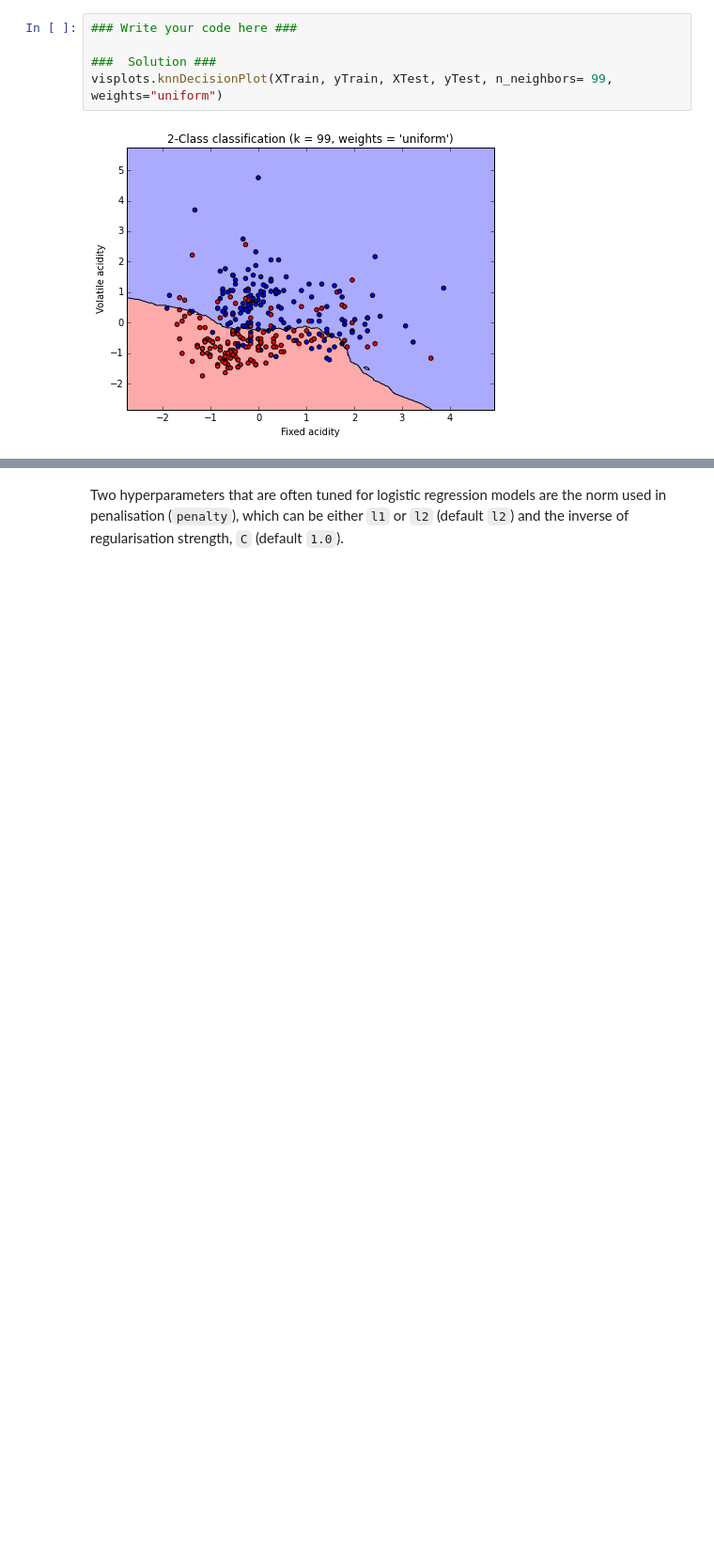
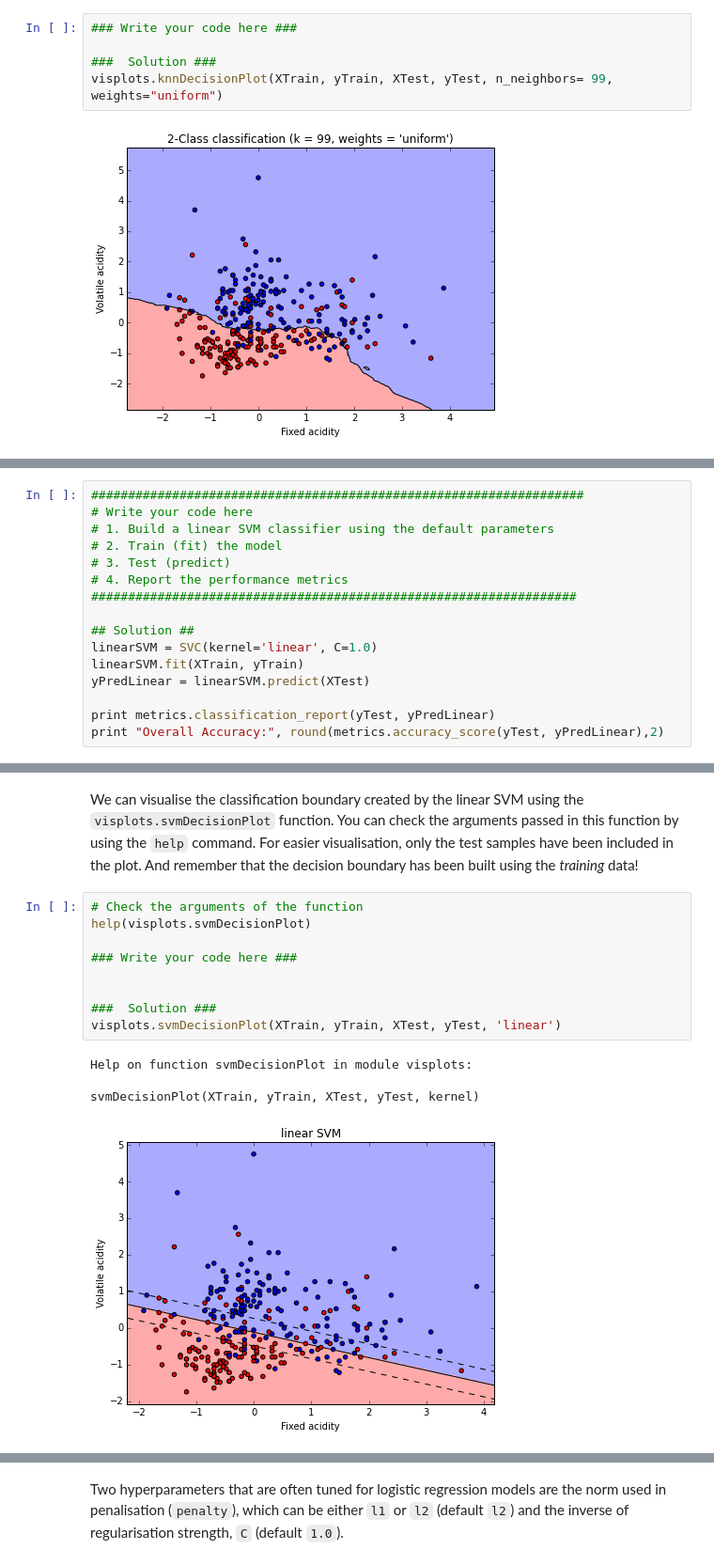
Before and after one commit to cambridgecoding/euroscipy-tutorial, a Jupyter notebook: EuroScipyExecuted.ipynb, the cells around one changed output, grey strips where cells are left out. Shown at 94% size. Saved outputs shown, nothing was run; the diff lists cells and outputs as text; blank space fills up the shorter version.

```diff
--- a/EuroScipyExecuted.ipynb
+++ b/EuroScipyExecuted.ipynb
@@ -475,0 +416,16 @@ visplots.logregDecisionPlot(XTrain, yTrain, XTest, yTest)
+# %%
+###################################################################
+# Write your code here
+# 1. Build a linear SVM classifier using the default parameters
+# 2. Train (fit) the model
+# 3. Test (predict)
+# 4. Report the performance metrics
+##################################################################
+
+## Solution ##
+linearSVM = SVC(kernel='linear', C=1.0)
+linearSVM.fit(XTrain, yTrain)
+yPredLinear = linearSVM.predict(XTest)
+
+print metrics.classification_report(yTest, yPredLinear)
+print "Overall Accuracy:", round(metrics.accuracy_score(yTest, yPredLinear),2)
@@ -475,0 +441,16 @@ visplots.logregDecisionPlot(XTrain, yTrain, XTest, yTest)
+# %% [markdown]
+We can visualise the classification boundary created by the linear SVM using the `visplots.svmDecisionPlot` function. You can check the arguments passed in this function by using the `help` command. For easier visualisation, only the test samples have been included in the plot. And remember that the decision boundary has been built using the _training_ data!
+# %%
+# Check the arguments of the function
+help(visplots.svmDecisionPlot)
+
+### Write your code here ###
+
+
+###  Solution ###
+visplots.svmDecisionPlot(XTrain, yTrain, XTest, yTest, 'linear')
+# %% [output]
+Help on function svmDecisionPlot in module visplots:
+
+svmDecisionPlot(XTrain, yTrain, XTest, yTest, kernel)
+[figure, added]
```
Also changed, not shown: parts of 124 cells of this notebook, 2 other files.
